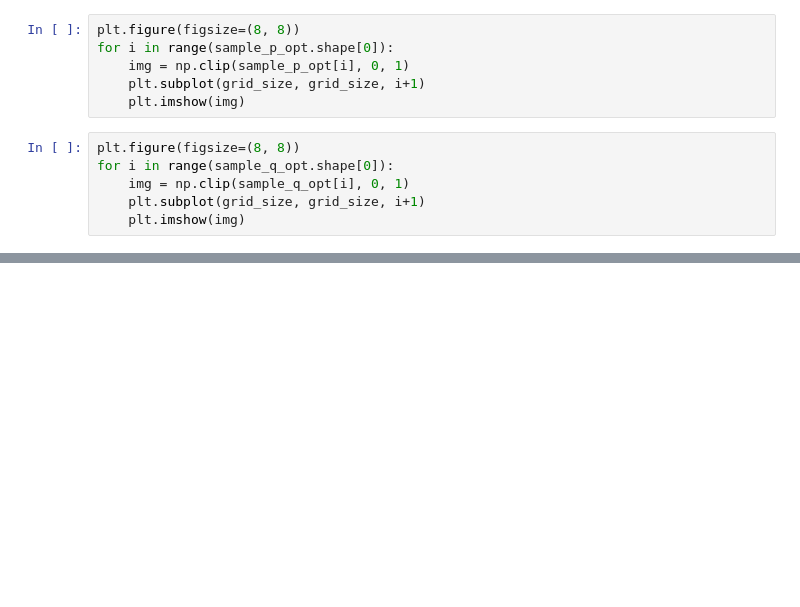
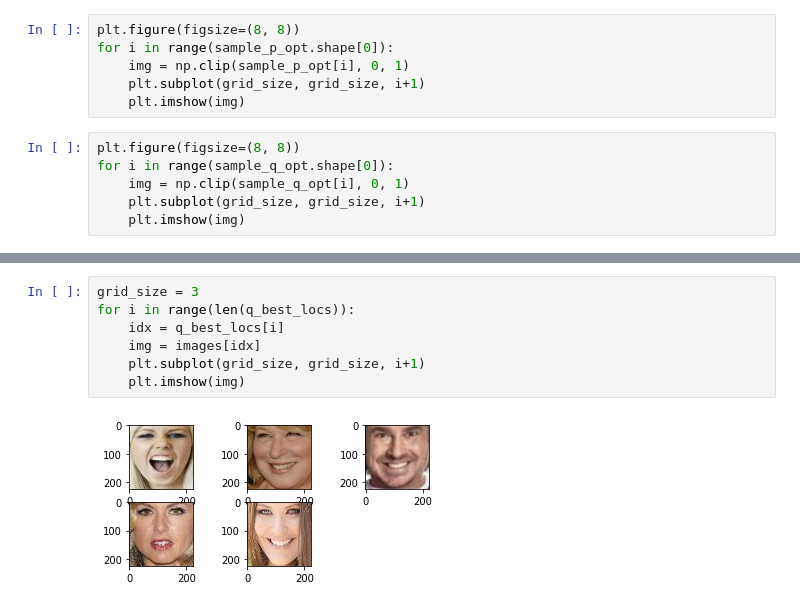
Before and after one commit to wittawatj/kernel-mod, a Jupyter notebook: ipynb/demo_gan_opt.ipynb, the cells around one changed output, grey strips where cells are left out. Drawn from its saved outputs; the diff is of its cells as text; blank space fills up the shorter version.

```diff
--- a/ipynb/demo_gan_opt.ipynb
+++ b/ipynb/demo_gan_opt.ipynb
@@ -200,0 +333,9 @@ for i in range(sample_q_opt.shape[0]):
+# %%
+grid_size = 3
+for i in range(len(q_best_locs)):
+    idx = q_best_locs[i]
+    img = images[idx]
+    plt.subplot(grid_size, grid_size, i+1)
+    plt.imshow(img)
+# %% [output]
+[figure, added]
```
Also changed, not shown: parts of 26 cells of this notebook, 1 other file.
